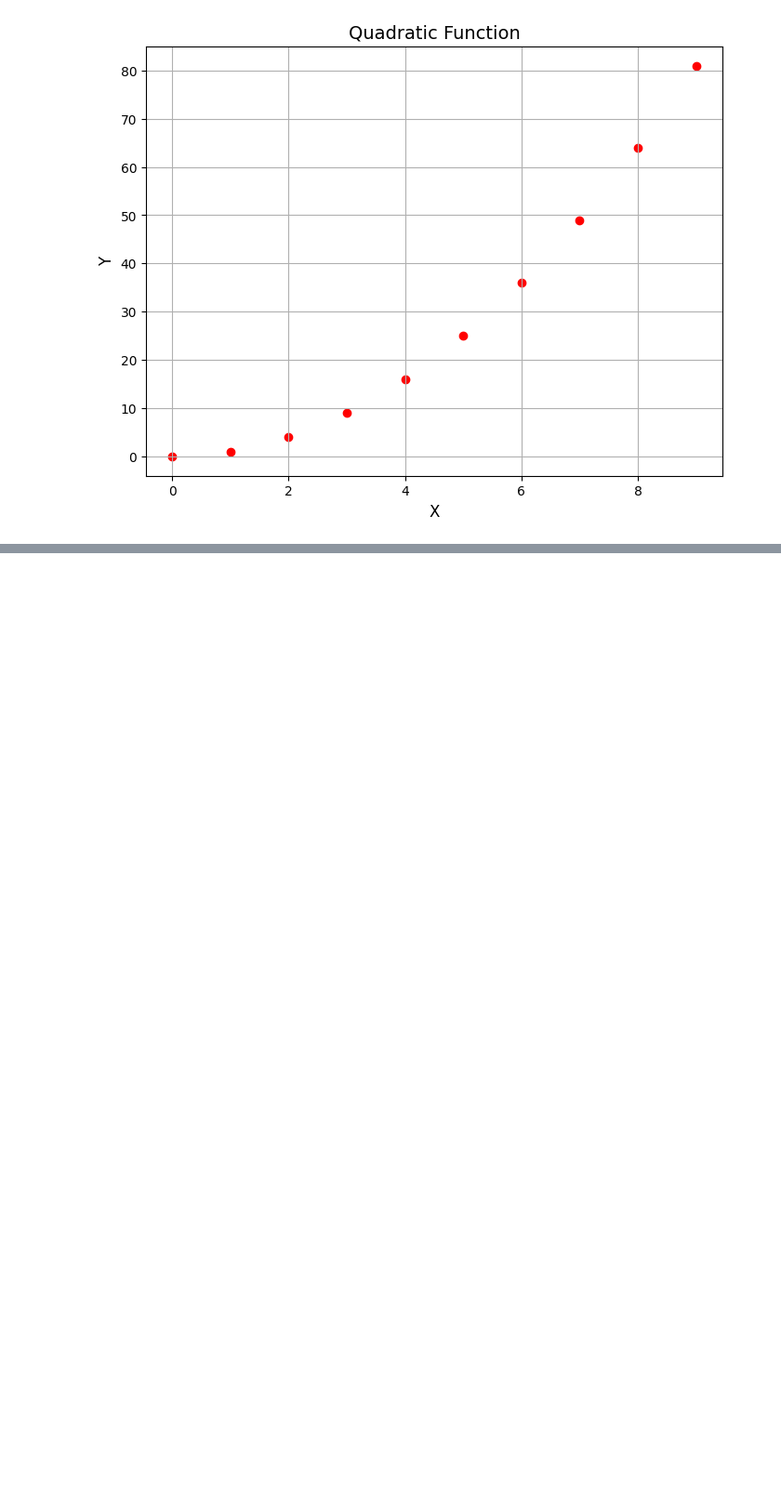
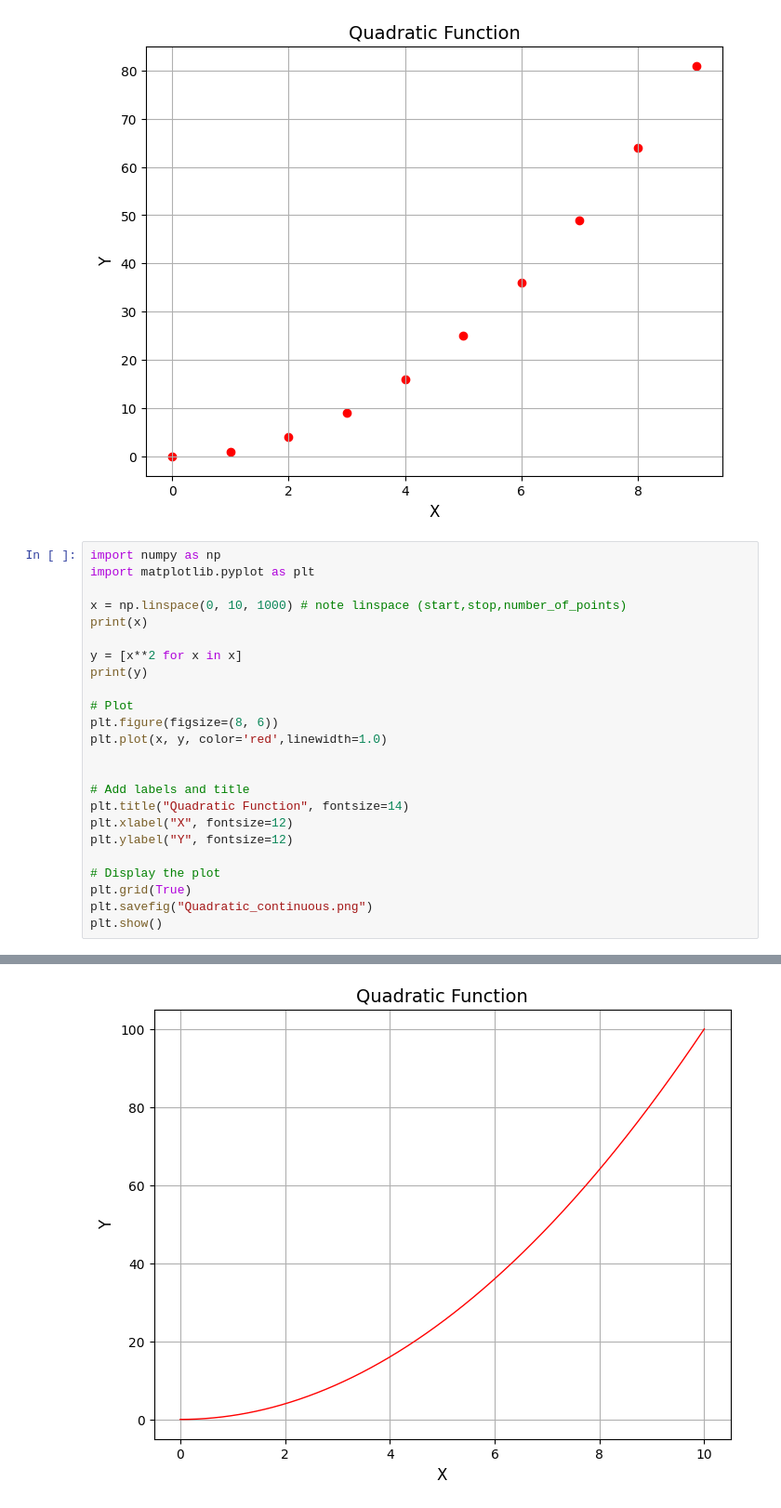
Before and after one commit to mbelouso/python_bootcamp, a Jupyter notebook: matplotlib_example.ipynb, the cells around one changed output, grey strips where cells are left out. Shown at 93% size. Drawn from its saved outputs; the diff is of its cells as text; blank space fills up the shorter version.

Commit message:
new file:   Quadratic_continuous.png 	modified:   matplotlib_example.ipynb

```diff
--- a/matplotlib_example.ipynb
+++ b/matplotlib_example.ipynb
@@ -28,3 +28,28 @@ plt.show()
 [0, 1, 2, 3, 4, 5, 6, 7, 8, 9]
 [0, 1, 4, 9, 16, 25, 36, 49, 64, 81]
 [figure]
+# %%
+import numpy as np
+import matplotlib.pyplot as plt
+
+x = np.linspace(0, 10, 1000) # note linspace (start,stop,number_of_points)
+print(x)
+
+y = [x**2 for x in x]
+print(y)
+
+# Plot
+plt.figure(figsize=(8, 6))
+plt.plot(x, y, color='red',linewidth=1.0)
+
+
+# Add labels and title
+plt.title("Quadratic Function", fontsize=14)
+plt.xlabel("X", fontsize=12)
+plt.ylabel("Y", fontsize=12)
+
+# Display the plot
+plt.grid(True)
+plt.savefig("Quadratic_continuous.png")
+plt.show()
+# %% [output]
@@ -30,0 +73 @@ plt.show()
+[figure, added]
```
Also changed, not shown: parts of 1 cell of this notebook, 1 other file.
